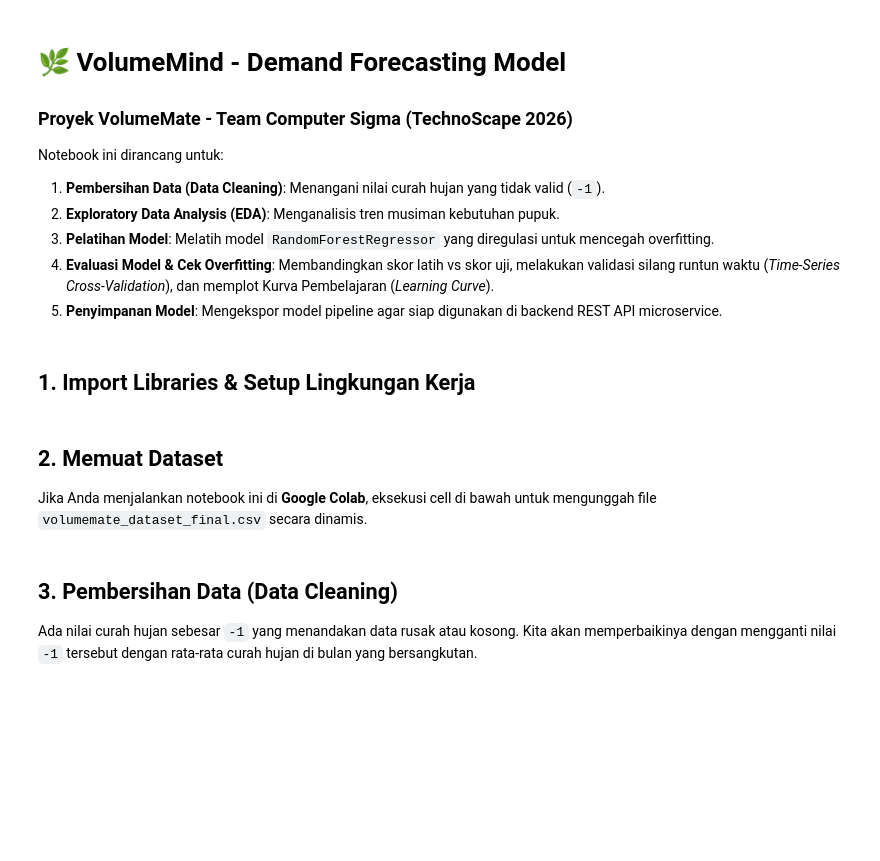
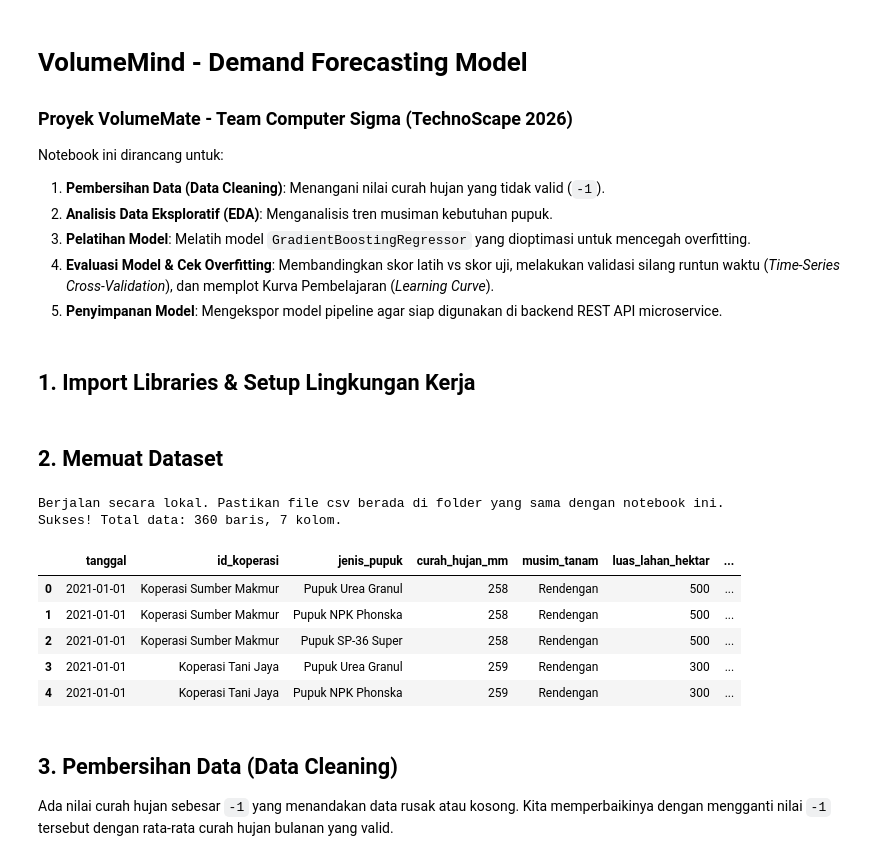
Before and after one commit to OlanIsm/TechnoScape-2026-Hackathon, a Jupyter notebook: VolumeMind/volumemind_training.ipynb, the cells around one changed output. Drawn from its saved outputs; the diff is of its cells as text; code cells hidden in the pictures; blank space fills up the shorter version.

```diff
--- a/VolumeMind/volumemind_training.ipynb
+++ b/VolumeMind/volumemind_training.ipynb
@@ -1,11 +1,11 @@
 # %% [markdown]
-# 🌿 VolumeMind - Demand Forecasting Model
+# VolumeMind - Demand Forecasting Model
 ### Proyek VolumeMate - Team Computer Sigma (TechnoScape 2026)
 
 Notebook ini dirancang untuk:
 1. **Pembersihan Data (Data Cleaning)**: Menangani nilai curah hujan yang tidak valid (`-1`).
-2. **Exploratory Data Analysis (EDA)**: Menganalisis tren musiman kebutuhan pupuk.
-3. **Pelatihan Model**: Melatih model `RandomForestRegressor` yang diregulasi untuk mencegah overfitting.
+2. **Analisis Data Eksploratif (EDA)**: Menganalisis tren musiman kebutuhan pupuk.
+3. **Pelatihan Model**: Melatih model `GradientBoostingRegressor` yang dioptimasi untuk mencegah overfitting.
 4. **Evaluasi Model & Cek Overfitting**: Membandingkan skor latih vs skor uji, melakukan validasi silang runtun waktu (*Time-Series Cross-Validation*), dan memplot Kurva Pembelajaran (*Learning Curve*).
 5. **Penyimpanan Model**: Mengekspor model pipeline agar siap digunakan di backend REST API microservice.
 # %% [markdown]
@@ -28,26 +28,38 @@ import joblib
 sns.set_theme(style='whitegrid')
 plt.rcParams['figure.figsize'] = (12, 6)
 plt.rcParams['font.size'] = 11
-# %% [markdown]
-## 2. Memuat Dataset
-Jika Anda menjalankan notebook ini di **Google Colab**, eksekusi cell di bawah untuk mengunggah file `volumemate_dataset_final.csv` secara dinamis.
+# %% [markdown]
+## 2. Memuat Dataset
 # %%
 try:
     from google.colab import files
-    print('Silakan unggah berkas \'volumemate_dataset_final.csv\':')
+    print('Silakan unggah berkas \'volumemate_dataset_updated.csv\':')
     uploaded = files.upload()
-    dataset_path = 'volumemate_dataset_final.csv'
+    dataset_path = 'volumemate_dataset_updated.csv'
 except ImportError:
-    dataset_path = 'volumemate_dataset_final.csv'
+    dataset_path = 'volumemate_dataset_updated.csv'
     print('Berjalan secara lokal. Pastikan file csv berada di folder yang sama dengan notebook ini.')
 
 # Membaca dataset
 df = pd.read_csv(dataset_path)
 print('Sukses! Total data:', df.shape[0], 'baris,', df.shape[1], 'kolom.')
+df['tanggal'] = pd.to_datetime(df['tanggal'])
+df['tahun'] = df['tanggal'].dt.year
+df['bulan'] = df['tanggal'].dt.month
+
 df.head()
+# %% [output]
+Berjalan secara lokal. Pastikan file csv berada di folder yang sama dengan notebook ini.
+Sukses! Total data: 360 baris, 7 kolom.
+|  | tanggal | id_koperasi | jenis_pupuk | curah_hujan_mm | musim_tanam | luas_lahan_hektar | ... |
+| 0 | 2021-01-01 | Koperasi Sumber Makmur | Pupuk Urea Granul | 258 | Rendengan | 500 | ... |
+| 1 | 2021-01-01 | Koperasi Sumber Makmur | Pupuk NPK Phonska | 258 | Rendengan | 500 | ... |
+| 2 | 2021-01-01 | Koperasi Sumber Makmur | Pupuk SP-36 Super | 258 | Rendengan | 500 | ... |
+| 3 | 2021-01-01 | Koperasi Tani Jaya | Pupuk Urea Granul | 259 | Rendengan | 300 | ... |
+| 4 | 2021-01-01 | Koperasi Tani Jaya | Pupuk NPK Phonska | 259 | Rendengan | 300 | ... |
 # %% [markdown]
 ## 3. Pembersihan Data (Data Cleaning)
-Ada nilai curah hujan sebesar `-1` yang menandakan data rusak atau kosong. Kita akan memperbaikinya dengan mengganti nilai `-1` tersebut dengan rata-rata curah hujan di bulan yang bersangkutan.
+Ada nilai curah hujan sebesar `-1` yang menandakan data rusak atau kosong. Kita memperbaikinya dengan mengganti nilai `-1` tersebut dengan rata-rata curah hujan bulanan yang valid.
 # %%
 # Mengecek baris data dengan curah hujan kotor (-1)
 dirty_data = df[df['curah_hujan_mm'] == -1]
```
Also changed, not shown: parts of 18 cells of this notebook, 4 other files.
